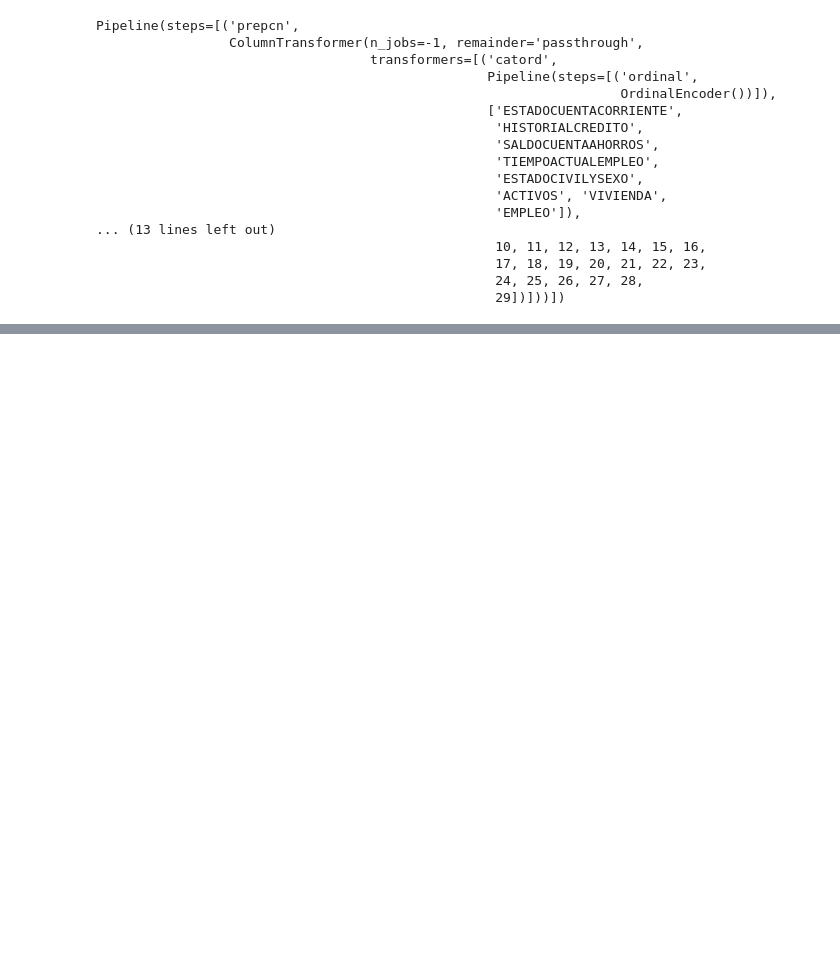
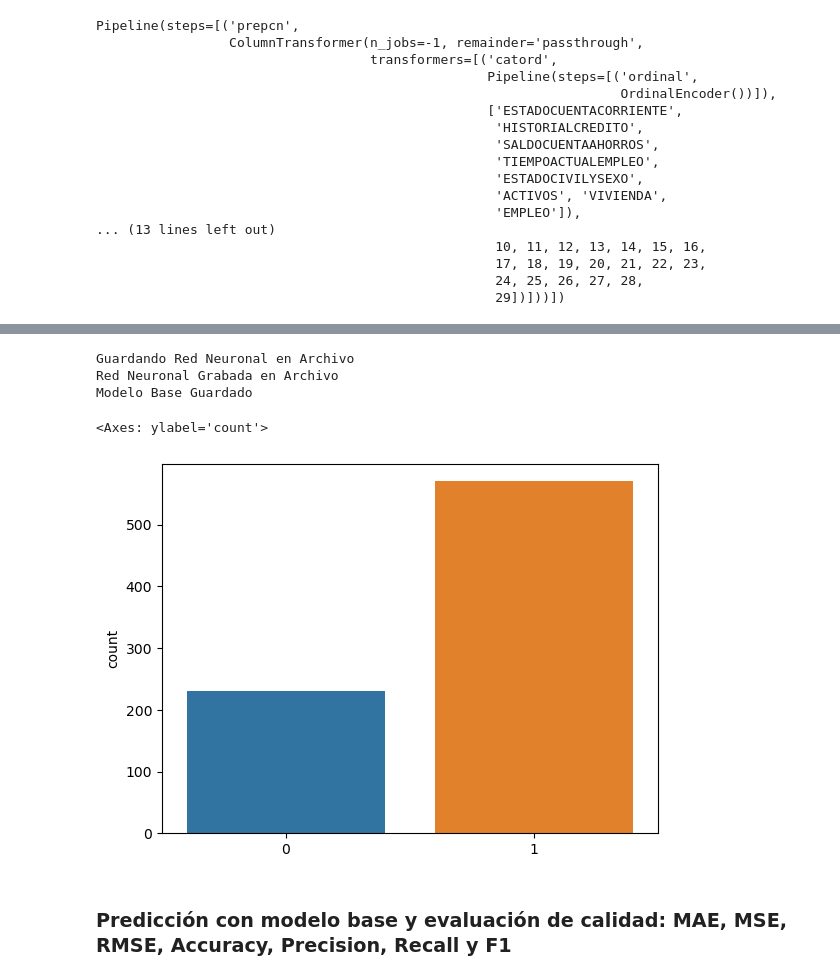
Before and after one commit to juandtap/IA_practica_03, a Jupyter notebook: practica_03_guia.ipynb, the cells around one changed output, grey strips where cells are left out. Drawn from its saved outputs; the diff is of its cells as text; code cells hidden in the pictures; blank space fills up the shorter version.

```diff
--- a/practica_03_guia.ipynb
+++ b/practica_03_guia.ipynb
@@ -330,0 +359,5 @@ def cargarNN(nombreArchivo):
+# %%
+#Se identifica la cantidad de variables para crear la capa de entrada de la red neuronal
+nombrePrep='prepstandard'#prepcn, prepminmax, prepstandard
+cantidadVariablesIndependientes = len(pipe.named_steps[nombrePrep].transformers_[0][2])
+print("\nCantidad de variables después de preprocesamiento: ",cantidadVariablesIndependientes)
@@ -330,0 +366,28 @@ def cargarNN(nombreArchivo):
+# %%
+model = Sequential()
+
+#La primera capa Dense recibe el numero de variables, que es la segunda dimensión del dataframe
+#La primera capa tiene 3 neuronas. La función de activación es la función rectificadora.
+model.add(Dense(3, input_shape=(cantidadVariablesIndependientes,), activation='relu'))
+#La capa de salida tiene 1 neurona. La capa de salida debe tener la misma dimensión como de cantidad de salidas queremos,
+#por ejemplo, en este caso la salida "TIPOCLIENTE" solo requiere un valor: 0 o 1, entonces 1 neurona es suficiente.
+#La función de activación es sigmoid para calcular la clasificación en términos de probabilidad.
+model.add(Dense(1, activation='sigmoid'))
+
+#Como tenemos dos posibles valores de salida "0 o 1", vamos a escoger que el error lo trate como una clasificación binaria.
+model.compile(loss='binary_crossentropy', optimizer='rmsprop', metrics=['acc'])
+
+#Se inserta el modelo como paso final del pipeline
+pipe.steps.append(['modelNN',model])
+#Aquí en lugar del clasificador de Red Neuronal podría ser otro modelo como un Random Forest, una SVM, etc.
+
+#También se pudo haber insertado el modelo indicando el índice (el número de paso específico dentro del pipeline)
+#pipe.steps.insert(cantidadPasos,['modelNN',model])
+
+#Se puede eliminar un paso específico del pipeline de la siguiente manera
+#pipe.steps.pop(2)
+
+print("Cantidad de pasos: ",len(pipe.steps))
+
+#Mostrar el resumen de la arquitectura de la red neuronal.
+pipe.named_steps['modelNN'].summary()
@@ -330,0 +428,8 @@ def cargarNN(nombreArchivo):
+# %%
+Yval=Y.values
+X=copy.deepcopy(dataframe)
+
+X_train, X_test, y_train, y_test = train_test_split(X, Yval, test_size = 0.2)#random_state = 0
+pipe.fit(X_train, y_train, modelNN__epochs=10, modelNN__batch_size=50, modelNN__verbose=0)#modelNN__validation_split=0.1, modelNN__batch_size=10
+
+print('Modelo base entrenado')
@@ -330,0 +442,14 @@ def cargarNN(nombreArchivo):
+# %%
+guardarNN(model,'modeloRedNeuronalBase')
+print('Modelo Base Guardado')
+# %% [output]
+Guardando Red Neuronal en Archivo
+Red Neuronal Grabada en Archivo
+Modelo Base Guardado
+# %%
+sns.countplot(x=y_train)
+# %% [output]
+<Axes: ylabel='count'>
+[figure, added]
+# %% [markdown]
+### Predicción con modelo base y evaluación de calidad: MAE, MSE, RMSE, Accuracy, Precision, Recall y F1
```
Also changed, not shown: parts of 13 cells of this notebook, 2 other files.
